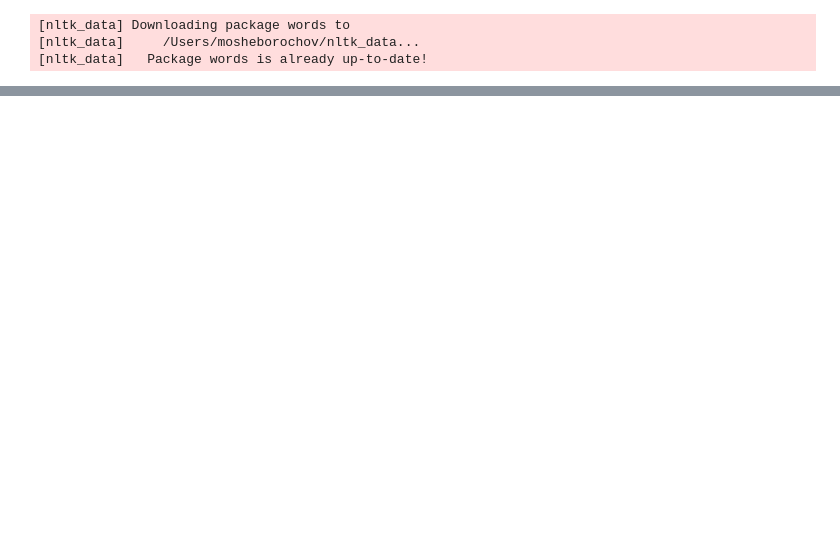
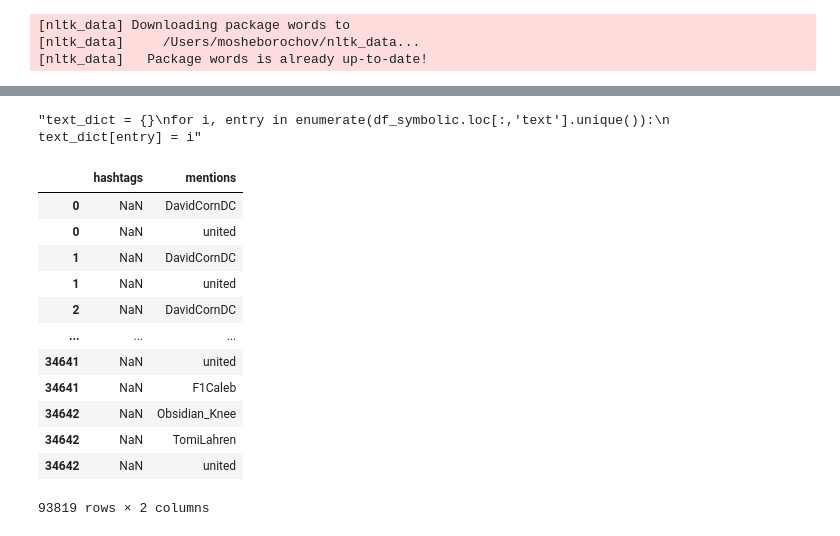
Before and after one commit to anton164/fall-spec, a Jupyter notebook: jupyter_notebooks/parse_json_table.ipynb, the cells around one changed output, grey strips where cells are left out. Drawn from its saved outputs; the diff is of its cells as text; code cells hidden in the pictures; blank space fills up the shorter version.

```diff
--- a/jupyter_notebooks/parse_json_table.ipynb
+++ b/jupyter_notebooks/parse_json_table.ipynb
@@ -27,5 +20,5 @@ df.head()
 # %%
-df = pd.read_json('../data/mstream_datasets/CentralParkNYC-2021-01-27-2021-02-06.json')
+df = pd.read_json('../data/mstream_datasets/united-2020-12-05-2020-12-15.json')
 print(df['text'])
 def stemming(words):
     ps=PorterStemmer()
@@ -49,7 +42,7 @@ def final_text(words):
      return ' '.join(words)
 
 #df['text'] = df['text'].map(lambda x: cleaner(x))
-df['text'] = df['text'].apply(lambda x:word_tokenize(x))
+#df['text'] = df['text'].apply(lambda x:word_tokenize(x))
 #df['text'] = df['text'].apply(lambda x:remove_stop_words(x))
 #df['text'] = df['text'].apply(lambda x: lemmatizing(x))
 #df['text'] = df['text'].apply(lambda x: stemming(x))
@@ -86,30 +63,50 @@ df
 # %%
-df = df.explode('hashtags').explode('mentions').explode('text')
+#df = df.explode('hashtags').explode('mentions').explode('text')
+df = df.explode('hashtags').explode('mentions')
 continuous_index = []
-symbolic_index = ['hashtags', 'user_id', 'mentions', 'text']
+#symbolic_index = ['hashtags', 'user_id', 'mentions', 'text']
+symbolic_index = ['hashtags', 'mentions']
 
 df_continuous = df.loc[:, continuous_index]
 df_symbolic = df.loc[:, symbolic_index]
 df_label = df.loc[:, ['is_anomaly']]
 # %%
 df_symbolic.loc[:,'hashtags'].unique()
-df_symbolic.loc[:,'user_id'].unique()
+#df_symbolic.loc[:,'user_id'].unique()
 df_symbolic.loc[:,'mentions'].unique()
-df_symbolic.loc[:,'text'].unique()
+#df_symbolic.loc[:,'text'].unique()
 
 
 hashtags_dict = {}
 for i, entry in enumerate(df_symbolic.loc[:,'hashtags'].unique()):
     hashtags_dict[entry] = i
 
-user_id_dict = {}
+'''user_id_dict = {}
 for i, entry in enumerate(df_symbolic.loc[:,'user_id'].unique()):
-    user_id_dict[entry] = i
+    user_id_dict[entry] = i'''
 
 mentions_dict = {}
 for i, entry in enumerate(df_symbolic.loc[:,'mentions'].unique()):
-    mentions_dict[entry] = i
+    mentions_dict[entry] = i+1
 
-text_dict = {}
+'''text_dict = {}
 for i, entry in enumerate(df_symbolic.loc[:,'text'].unique()):
-    text_dict[entry] = i
+    text_dict[entry] = i'''
+# %% [output]
+"text_dict = {}\nfor i, entry in enumerate(df_symbolic.loc[:,'text'].unique()):\n    text_dict[entry] = i"
+# %%
+df_symbolic
+# %% [output]
+|  | hashtags | mentions |
+| 0 | NaN | DavidCornDC |
+| 0 | NaN | united |
+| 1 | NaN | DavidCornDC |
+| 1 | NaN | united |
+| 2 | NaN | DavidCornDC |
+| ... | ... | ... |
+| 34641 | NaN | united |
+| 34641 | NaN | F1Caleb |
+| 34642 | NaN | Obsidian_Knee |
+| 34642 | NaN | TomiLahren |
+| 34642 | NaN | united |
+93819 rows × 2 columns
```
Also changed, not shown: parts of 14 cells of this notebook, 4 other files.
